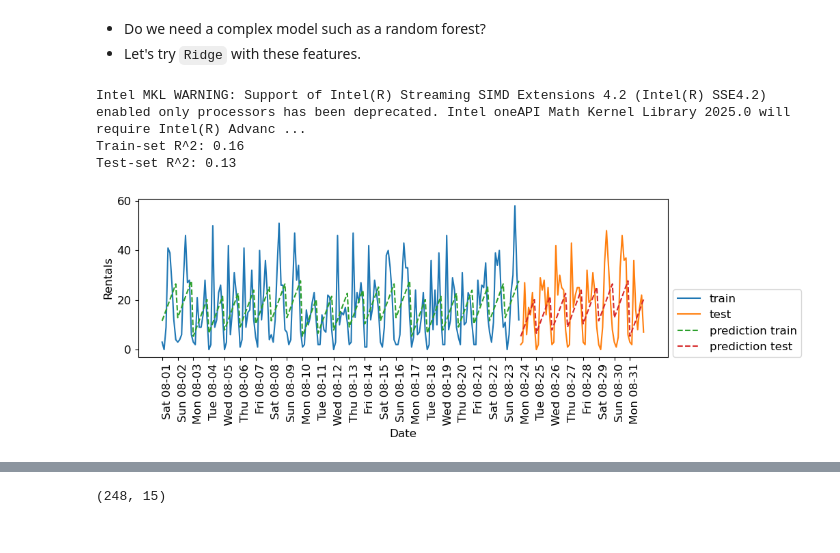
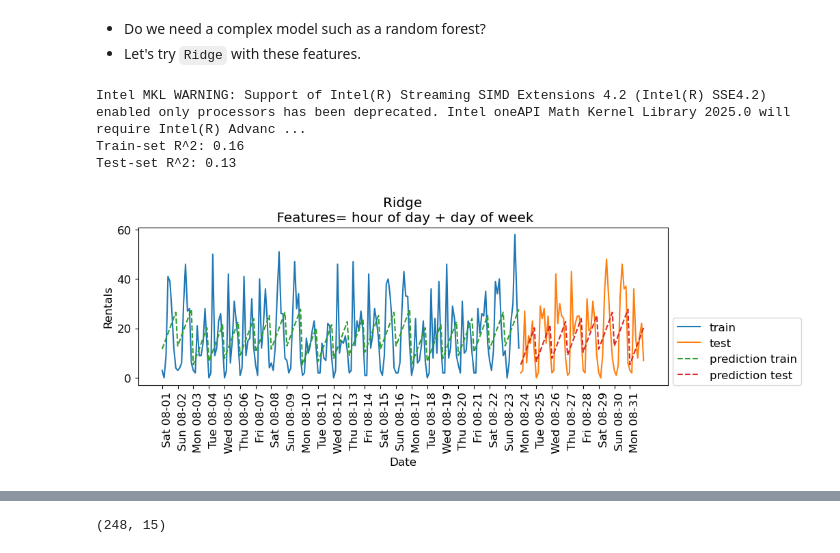
Before and after one commit to UBC-CS/cpsc330-2023W1, a Jupyter notebook: lectures/19_time-series.ipynb, the cells around one changed output, grey strips where cells are left out. Saved outputs shown, nothing was run; the diff lists cells and outputs as text; code cells hidden in the pictures.

```diff
--- a/lectures/19_time-series.ipynb
+++ b/lectures/19_time-series.ipynb
@@ -225,7 +243,7 @@ array([ 3,  0,  9, 41, 39, 27, 12,  4,  3,  4])
 # Code credit: Adapted from
 # https://learning.oreilly.com/library/view/introduction-to-machine/9781449369880/
 
-def eval_on_features(features, target, regressor, n_train = 184, sales_data=False, ylabel='Rentals'):
+def eval_on_features(features, target, regressor, n_train = 184, sales_data=False, ylabel='Rentals', feat_names="Default"):
     # split the given features into a training and a test set
     X_train, X_test = features[:n_train], features[n_train:]
     # also split the target array
@@ -247,6 +265,8 @@ def eval_on_features(features, target, regressor, n_train = 184, sales_data=Fals
     plt.plot(
         range(n_train, len(y_test) + n_train), y_pred, "--", label="prediction test"
     )
+    title = regressor.__class__.__name__ + "\n Features= " + feat_names
+    plt.title(title)
     plt.legend(loc=(1.01, 0))
     plt.xlabel("Date")
     plt.ylabel(ylabel)
@@ -374,10 +394,10 @@ The results are much better. The time of the day and day of the week features ar
 # %%
 from sklearn.linear_model import Ridge
 
-lr = Ridge()
-eval_on_features(X_hour_week, y, lr)
+lr = Ridge();
+eval_on_features(X_hour_week, y, lr, feat_names = "hour of day + day of week")
 # %% [output]
 Intel MKL WARNING: Support of Intel(R) Streaming SIMD Extensions 4.2 (Intel(R) SSE4.2) enabled only processors has been deprecated. Intel oneAPI Math Kernel Library 2025.0 will require Intel(R) Advanc ...
 Train-set R^2: 0.16
 Test-set R^2: 0.13
-[figure, old version]
+[figure, new version]
```
Also changed, not shown: parts of 30 cells of this notebook.
